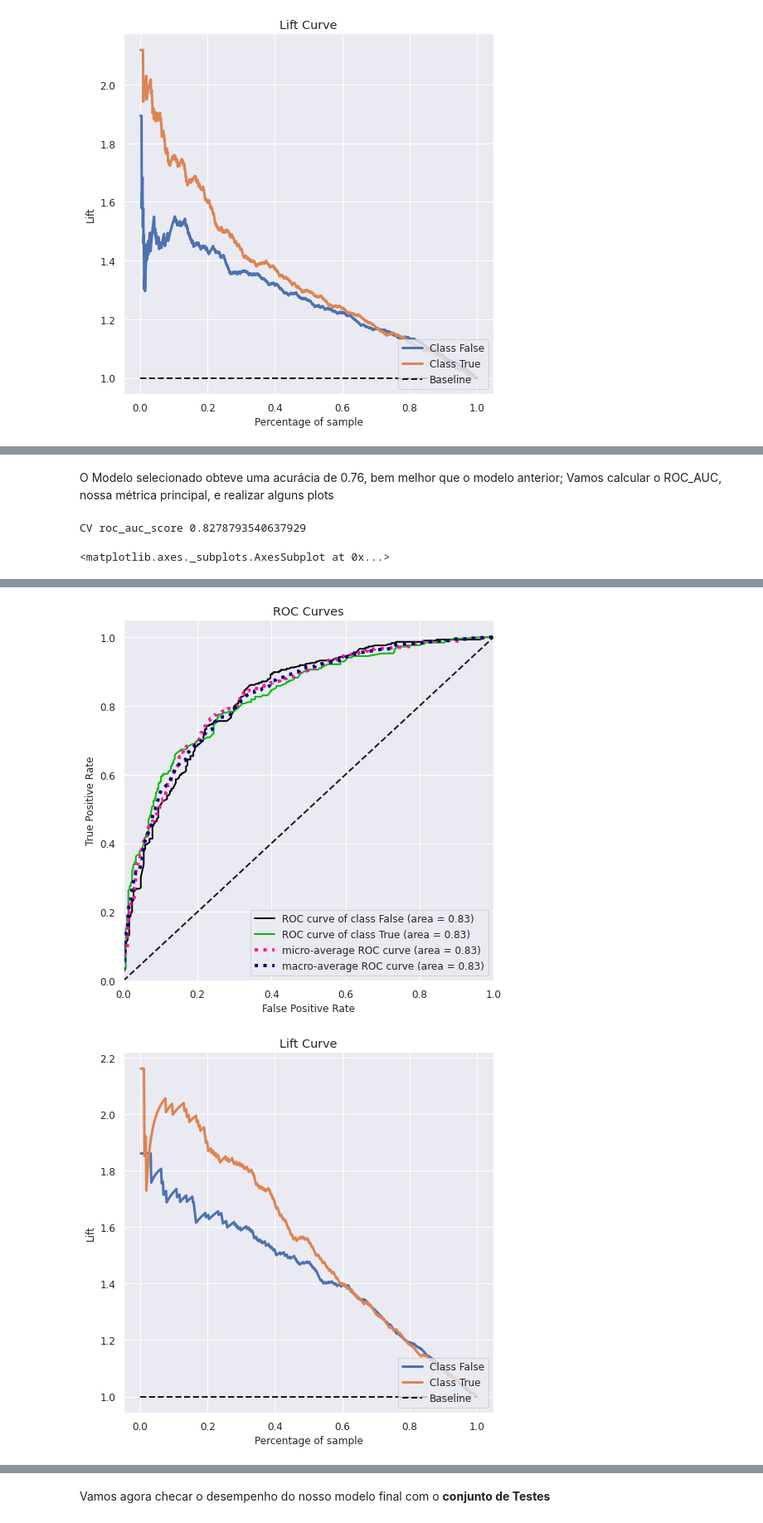
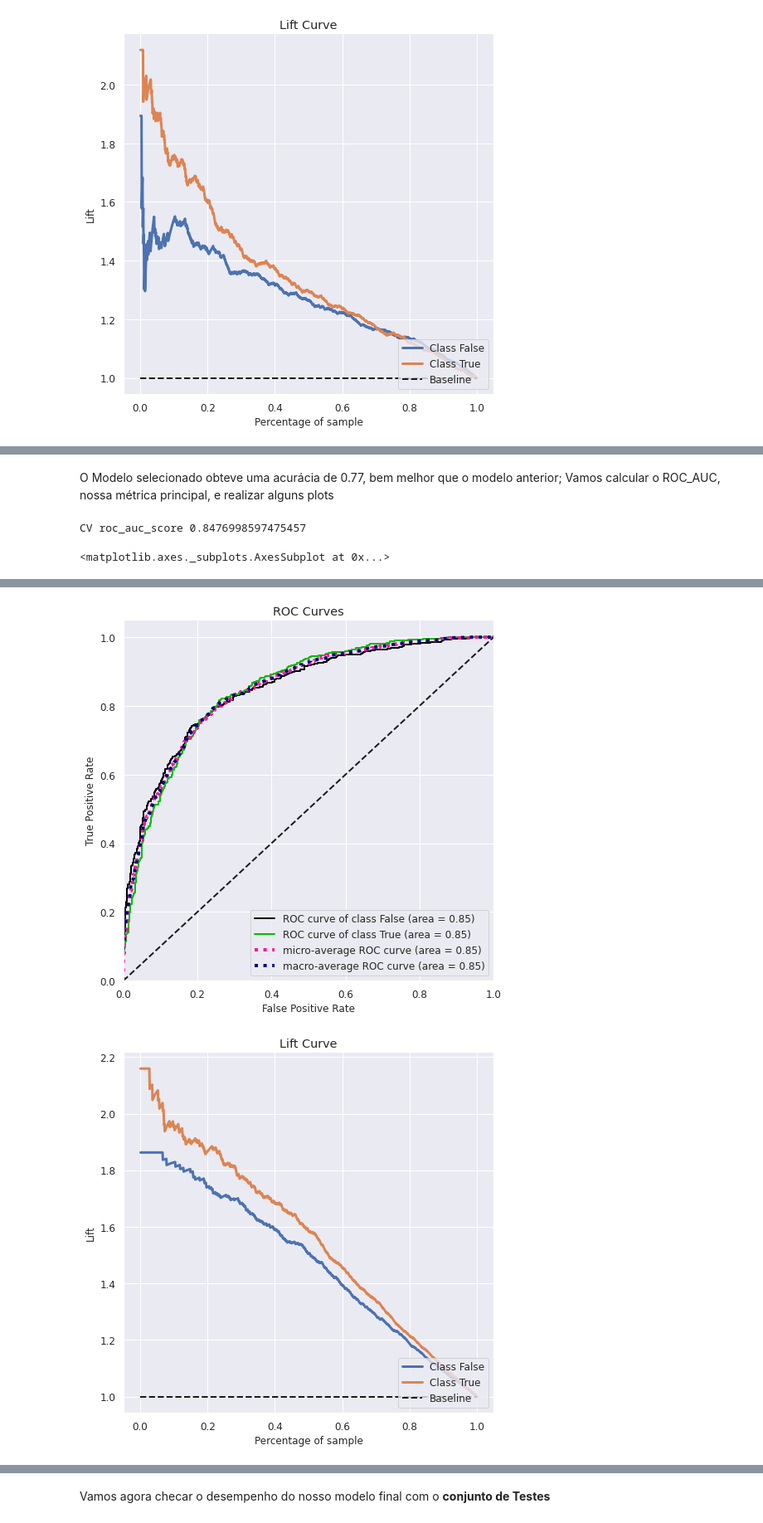
Before and after one commit to prximenes/world-soccer-data-results-odds, a Jupyter notebook: projeto2_classification.ipynb, the cells around one changed output, grey strips where cells are left out. Shown at 83% size. Saved outputs shown, nothing was run; the diff lists cells and outputs as text; code cells hidden in the pictures.

```diff
--- a/projeto2_classification.ipynb
+++ b/projeto2_classification.ipynb
@@ -1388,7 +1386,7 @@ def objective(space):
         mlflow.sklearn.log_model(clf, "model", registered_model_name="XGBoostModel")
       else:
         mlflow.sklearn.log_model(clf, "model")
-    return{'loss':1-auc, 'status': STATUS_OK }
+      return{'loss':1-auc, 'status': STATUS_OK }
 
 space = {
     'eta': hp.uniform('eta', 0.025, 0.5),
@@ -1402,7 +1400,7 @@ space = {
 
 trials = Trials()
 best = fmin(fn=objective, space=space, algo=tpe.suggest,
-            max_evals=2,
+            max_evals=5,
             trials=trials,
             verbose = 0)
 
@@ -1510,0 +1758,12 @@ Vamos agora utilizar o auto-sklearn para tunar os hiperparametros dos modelos:
+# %%
+print("CV roc_auc_score", roc_auc_score(y_valid, predictions_list[:,1], average = "macro"))
+
+sns.set(rc={'figure.figsize':(8,8)})
+subplot = skplt.metrics.plot_confusion_matrix(y_valid, predictions, normalize=True)
+subplot.set_ylim(-0.5, 1.5)
+
+sns.set(rc={'figure.figsize':(8,8)})
+skplt.metrics.plot_roc(y_valid, predictions_list)
+
+sns.set(rc={'figure.figsize':(8,8)})
+skplt.metrics.plot_lift_curve(y_valid, predictions_list)
@@ -1510,0 +1884,12 @@ Vamos agora utilizar o auto-sklearn para tunar os hiperparametros dos modelos:
+# %%
+print("CV roc_auc_score", roc_auc_score(y_valid, predictions_list[:,1], average = "macro"))
+
+sns.set(rc={'figure.figsize':(8,8)})
+subplot = skplt.metrics.plot_confusion_matrix(y_valid, predictions, normalize=True)
+subplot.set_ylim(-0.5, 1.5)
+
+sns.set(rc={'figure.figsize':(8,8)})
+skplt.metrics.plot_roc(y_valid, predictions_list)
+
+sns.set(rc={'figure.figsize':(8,8)})
+skplt.metrics.plot_lift_curve(y_valid, predictions_list)
@@ -1650,19 +2036,9 @@ for train_idx, valid_idx in folds.split(X_train, y_train):
   X_train_splt, X_valid_splt = X_train.iloc[train_idx,:], X_train.iloc[valid_idx,:]
   y_train_splt, y_valid_splt = y_train.iloc[train_idx], y_train.iloc[valid_idx]
 
-  clf = xgb.XGBClassifier(n_estimators = 4000,
-                          objective= 'binary:logistic',
-                          n_jobs  =-1,
-                          eta = best['eta'],
-                          max_depth=int(best['max_depth']),
-                          min_child_weight=best['min_child_weight'],
-                          subsample=best['subsample'],
-                          gamma=best['gamma'],
-                          colsample_bytree=best['colsample_bytree'],
-                          random_state =seed)
+  clf = MultinomialNB(alpha=0.01260508084716797)
 
-  clf.fit(X_train_splt, y_train_splt, eval_set=[(X_train_splt, y_train_splt), (X_valid_splt, y_valid_splt)],
-                early_stopping_rounds=100, eval_metric='auc', verbose=0)
+  clf.fit(X_train_splt, y_train_splt)
 
   mlflow.log_param("max_depth", space['max_depth'])
   mlflow.log_param("min_child_weight", space['min_child_weight'])
@@ -1695,5 +2071,5 @@ weighted avg       0.77      0.76      0.76       549
 # %% [markdown]
-O Modelo selecionado obteve uma acurácia de 0.76, bem melhor que o modelo anterior; Vamos calcular o ROC_AUC, nossa métrica principal, e realizar alguns plots
+O Modelo selecionado obteve uma acurácia de 0.77, bem melhor que o modelo anterior; Vamos calcular o ROC_AUC, nossa métrica principal, e realizar alguns plots
 # %%
 print("CV roc_auc_score", roc_auc_score(y_valid, predictions_list[:,1], average = "macro"))
 
@@ -1706,9 +2082,6 @@ skplt.metrics.plot_roc(y_valid, predictions_list)
 
 sns.set(rc={'figure.figsize':(8,8)})
 skplt.metrics.plot_lift_curve(y_valid, predictions_list)
-
-sns.set(rc={'figure.figsize':(12, 38)})
-xgb.plot_importance(clf, title='Feature importance', xlabel='F score', ylabel='Features')
 # %% [output]
-CV roc_auc_score 0.8278793540637929
+CV roc_auc_score 0.8476998597475457
 <matplotlib.axes._subplots.AxesSubplot at 0x...>
@@ -1716,2 +2089,2 @@ CV roc_auc_score 0.8278793540637929
-[figure, old version]
+[figure, new version]
-[figure, old version]
+[figure, new version]
```
Also changed, not shown: parts of 44 cells of this notebook.
